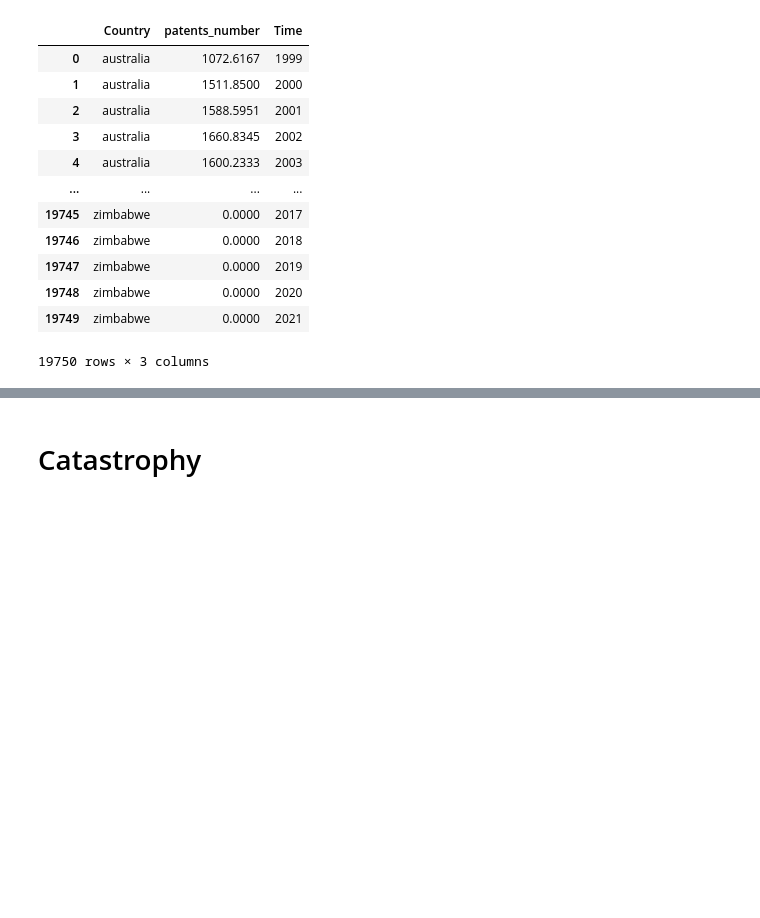
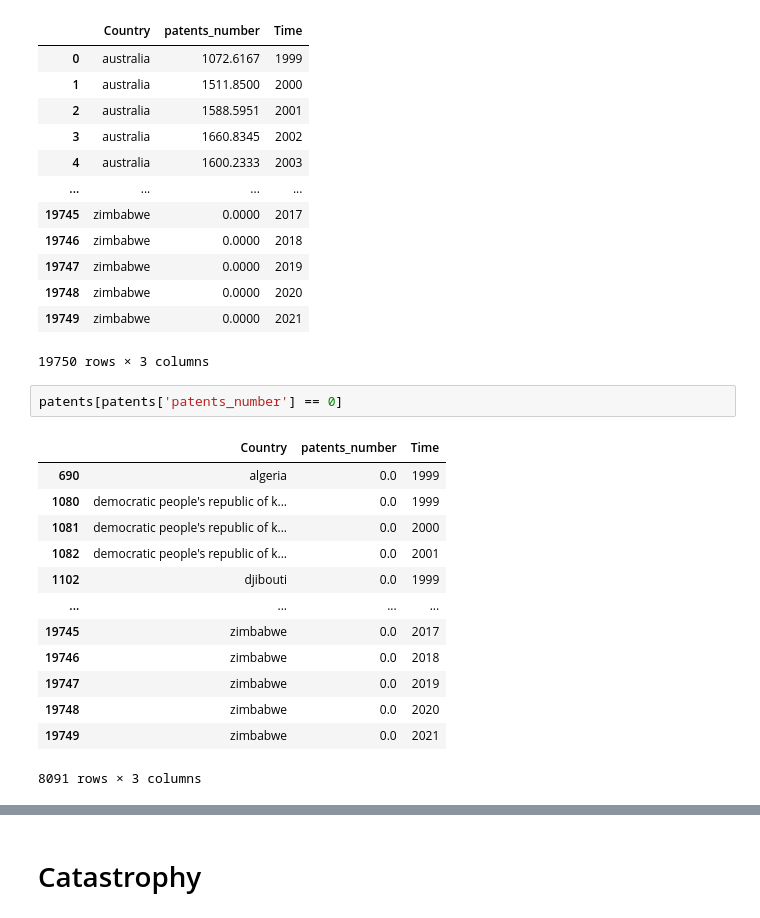
Before and after one commit to igordall/green-patents, a Jupyter notebook: Elephant_V2.ipynb, the cells around one changed output, grey strips where cells are left out. Saved outputs shown, nothing was run; the diff lists cells and outputs as text; blank space fills up the shorter version.

```diff
--- a/Elephant_V2.ipynb
+++ b/Elephant_V2.ipynb
@@ -127,3 +130,19 @@ patents
 | 19748 | zimbabwe | 0.0000 | 2020 |
 | 19749 | zimbabwe | 0.0000 | 2021 |
 19750 rows × 3 columns
+# %%
+patents[patents['patents_number'] == 0]
+# %% [output]
+|  | Country | patents_number | Time |
+| 690 | algeria | 0.0 | 1999 |
+| 1080 | democratic people's republic of k... | 0.0 | 1999 |
+| 1081 | democratic people's republic of k... | 0.0 | 2000 |
+| 1082 | democratic people's republic of k... | 0.0 | 2001 |
+| 1102 | djibouti | 0.0 | 1999 |
+| ... | ... | ... | ... |
+| 19745 | zimbabwe | 0.0 | 2017 |
+| 19746 | zimbabwe | 0.0 | 2018 |
+| 19747 | zimbabwe | 0.0 | 2019 |
+| 19748 | zimbabwe | 0.0 | 2020 |
+| 19749 | zimbabwe | 0.0 | 2021 |
+8091 rows × 3 columns
```
Also changed, not shown: parts of 9 cells of this notebook.
